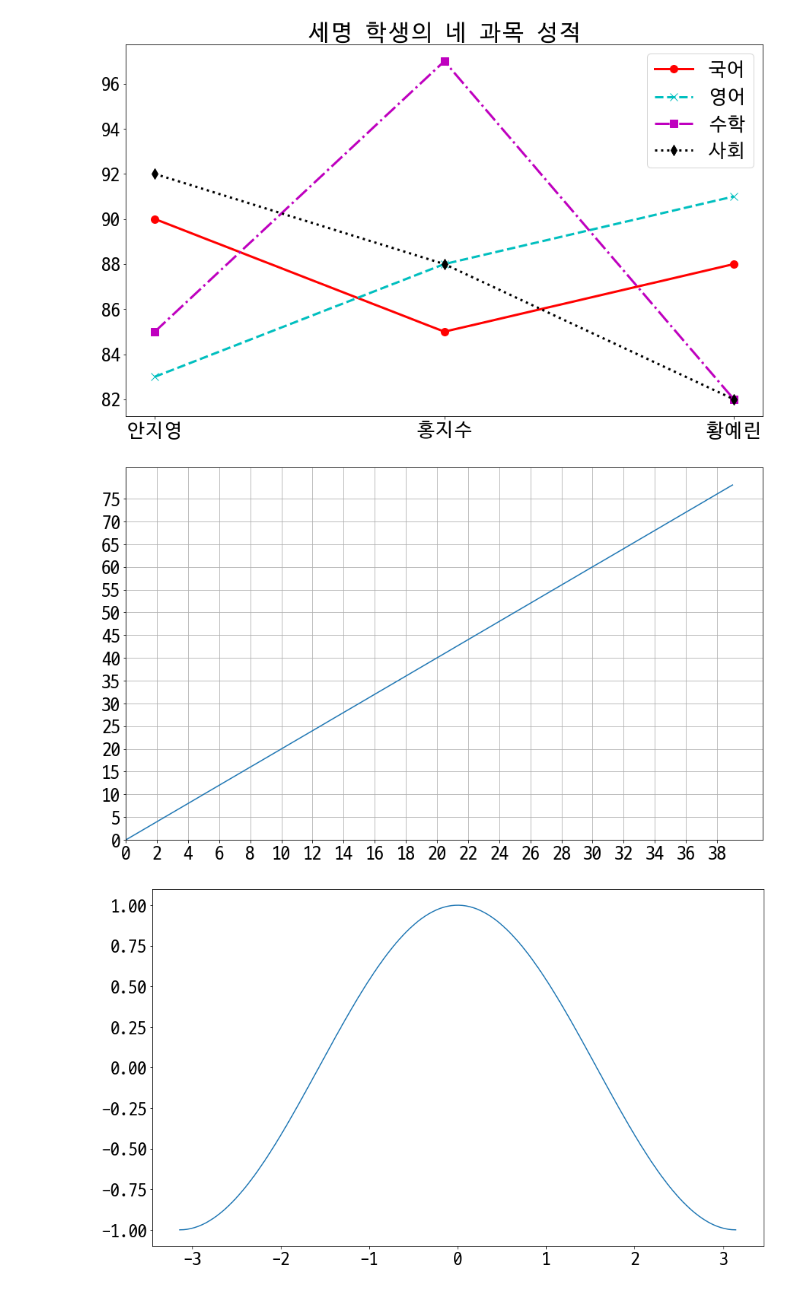
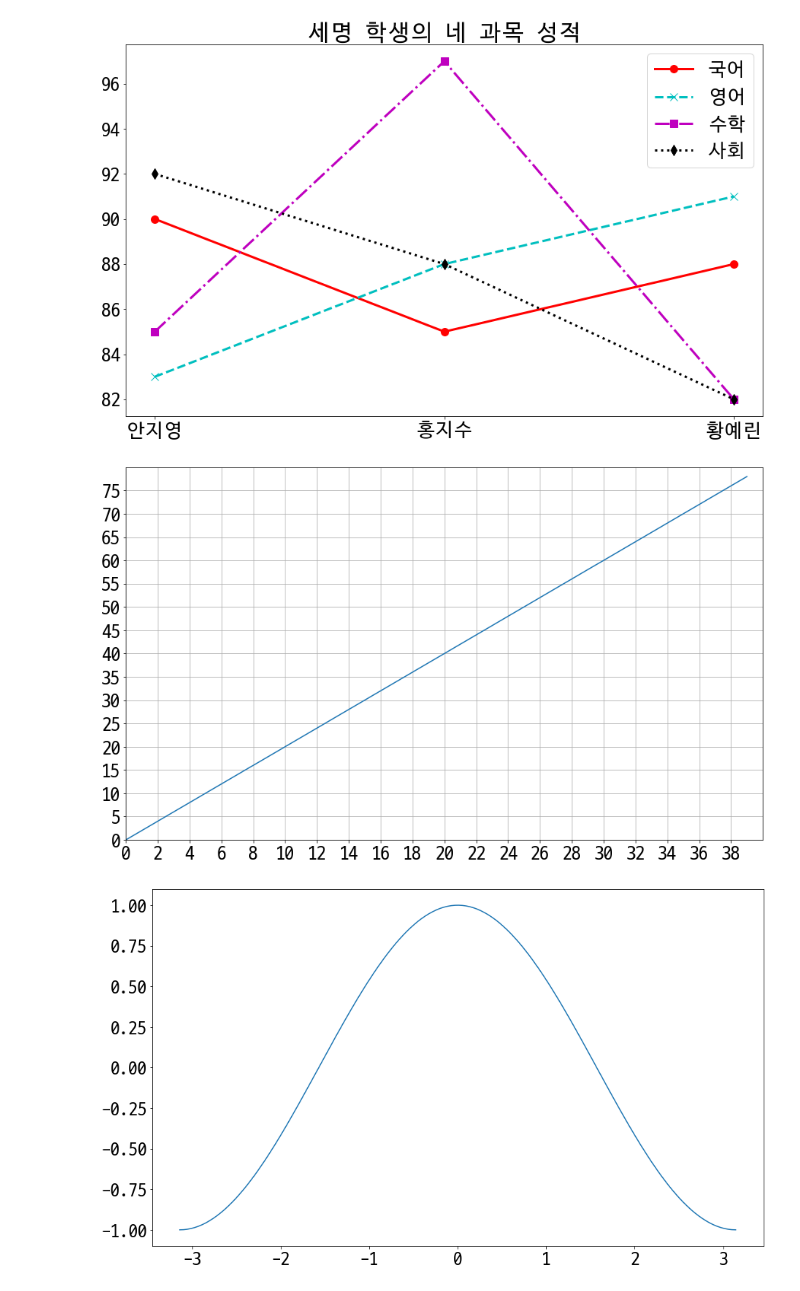
Before and after one commit to chohyunchul/p-basic, a Jupyter notebook: Matplotlib/Matplotlib.ipynb, the cells around one changed output. Cells and saved outputs as stored; diff of their text form; code cells hidden in the pictures.

```diff
--- a/Matplotlib/Matplotlib.ipynb
+++ b/Matplotlib/Matplotlib.ipynb
@@ -98,25 +98,25 @@ plt.show()
 # %%
 # 12-6 x/y 축의 범위와 눈금 설정
 
 xdata = list(range(40))
 ydata= []
 
 for x in xdata:
    y=2*x
    ydata.append(y)
 
 plt.plot(xdata, ydata, label='y=2x')
 
-plt.xlim(0.40)
+plt.xlim(0,40)
 plt.xticks(list(range(0,40,2)))
 
-plt.ylim(0.80)
+plt.ylim(0,80)
 plt.yticks(list(range(0,80,5)))
 
 plt.grid(True)
 plt.show()
 # %% [output]
-[figure, old version]
+[figure, new version]
 # %%
 # cos함수
 import numpy as np                       # 배열생성을 위한 numpy모듈 호출
```
Also changed, not shown: 32 other files.
